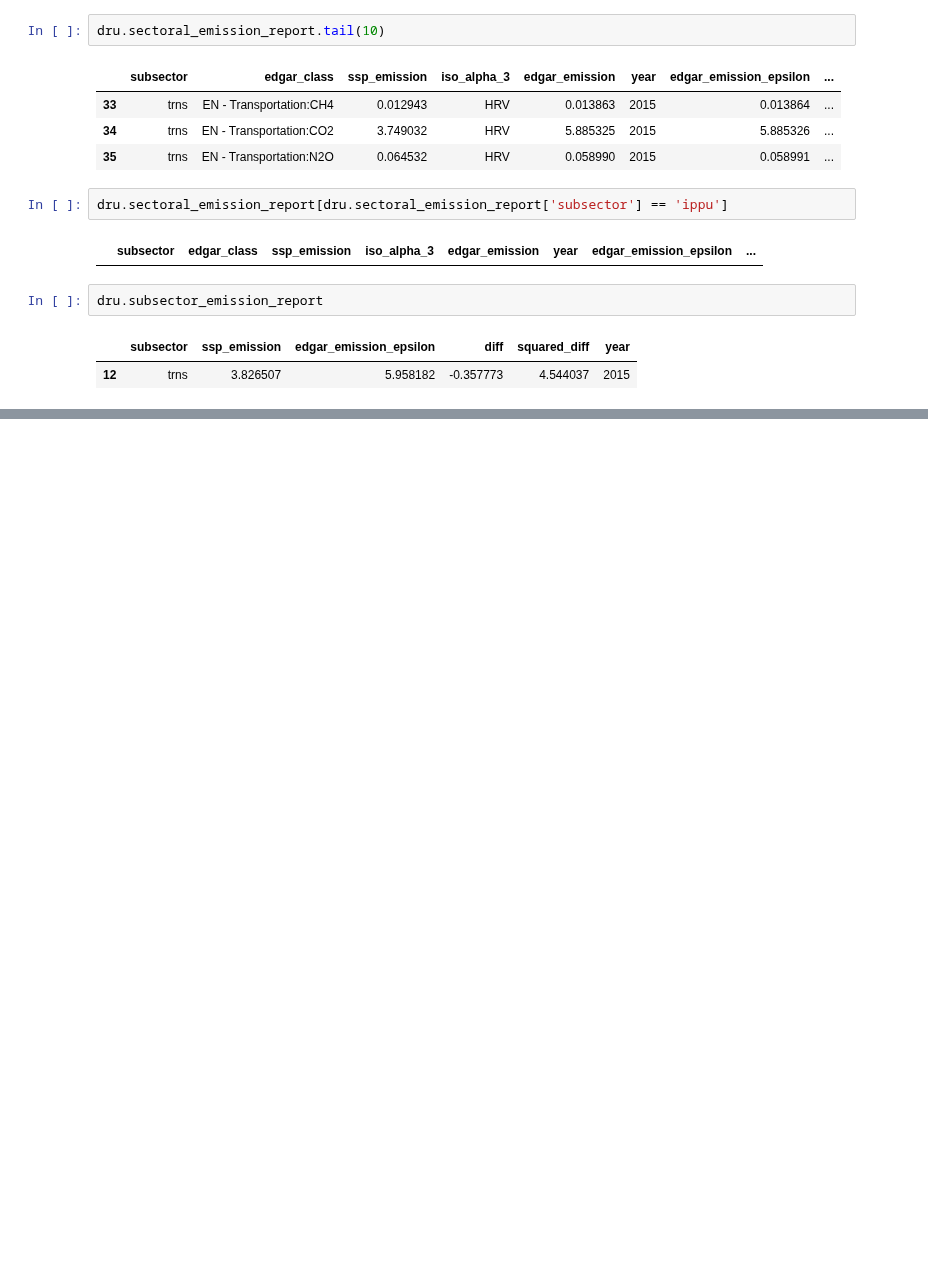
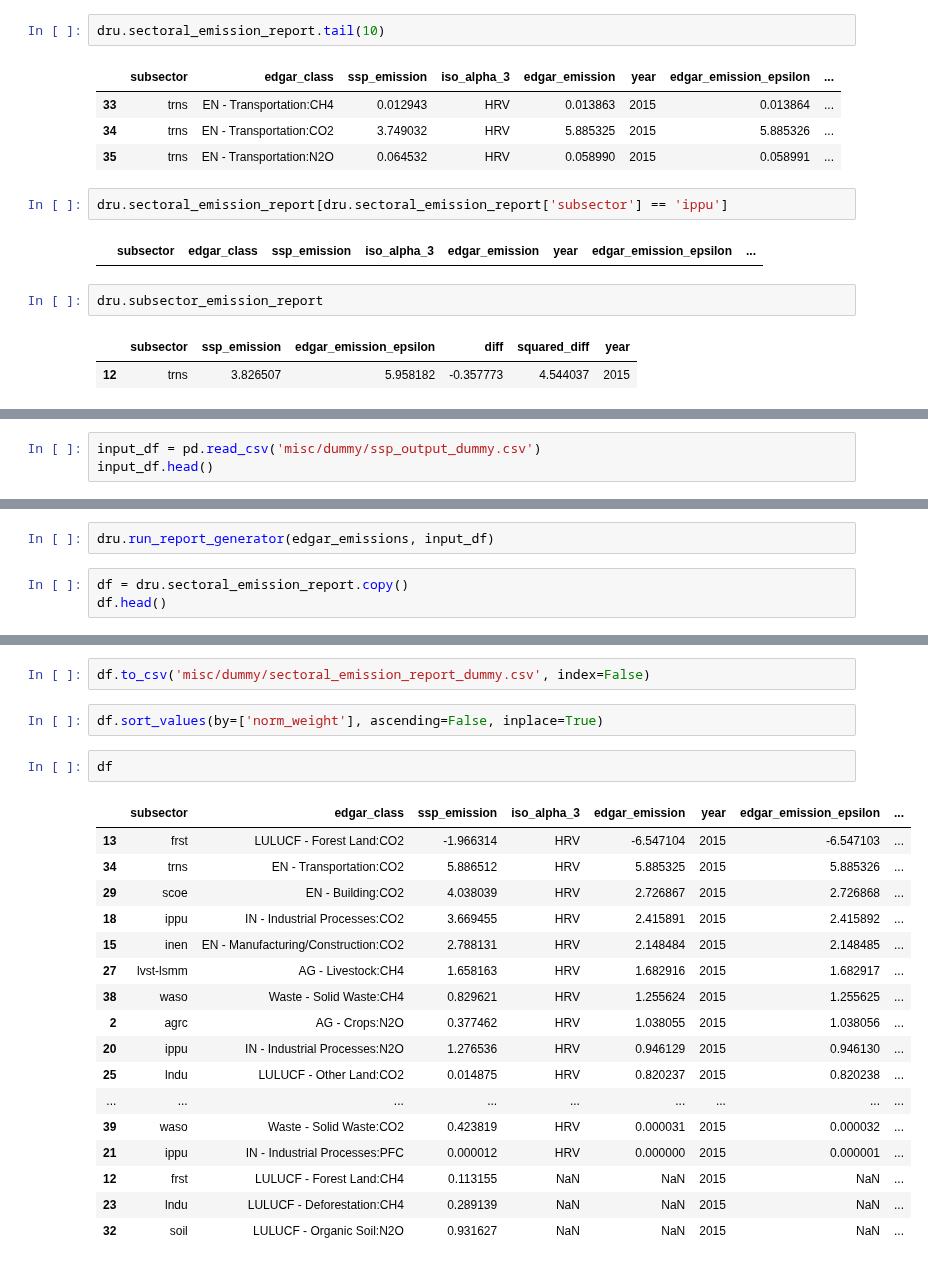
Before and after one commit to sisepuede-framework/ssp_data_calibration, a Jupyter notebook: src/eda.ipynb, the cells around one changed output, grey strips where cells are left out. Saved outputs shown, nothing was run; the diff lists cells and outputs as text; blank space fills up the shorter version.

```diff
--- a/src/eda.ipynb
+++ b/src/eda.ipynb
@@ -239,0 +239,3 @@ dru.subsector_emission_report
+# %%
+input_df = pd.read_csv('misc/dummy/ssp_output_dummy.csv')
+input_df.head()
@@ -239,0 +250,5 @@ dru.subsector_emission_report
+# %%
+dru.run_report_generator(edgar_emissions, input_df)
+# %%
+df = dru.sectoral_emission_report.copy()
+df.head()
@@ -239,0 +262,24 @@ dru.subsector_emission_report
+# %%
+df.to_csv('misc/dummy/sectoral_emission_report_dummy.csv', index=False)
+# %%
+df.sort_values(by=['norm_weight'], ascending=False, inplace=True)
+# %%
+df
+# %% [output]
+|  | subsector | edgar_class | ssp_emission | iso_alpha_3 | edgar_emission | year | edgar_emission_epsilon | ... |
+| 13 | frst | LULUCF - Forest Land:CO2 | -1.966314 | HRV | -6.547104 | 2015 | -6.547103 | ... |
+| 34 | trns | EN - Transportation:CO2 | 5.886512 | HRV | 5.885325 | 2015 | 5.885326 | ... |
+| 29 | scoe | EN - Building:CO2 | 4.038039 | HRV | 2.726867 | 2015 | 2.726868 | ... |
+| 18 | ippu | IN - Industrial Processes:CO2 | 3.669455 | HRV | 2.415891 | 2015 | 2.415892 | ... |
+| 15 | inen | EN - Manufacturing/Construction:CO2 | 2.788131 | HRV | 2.148484 | 2015 | 2.148485 | ... |
+| 27 | lvst-lsmm | AG - Livestock:CH4 | 1.658163 | HRV | 1.682916 | 2015 | 1.682917 | ... |
+| 38 | waso | Waste - Solid Waste:CH4 | 0.829621 | HRV | 1.255624 | 2015 | 1.255625 | ... |
+| 2 | agrc | AG - Crops:N2O | 0.377462 | HRV | 1.038055 | 2015 | 1.038056 | ... |
+| 20 | ippu | IN - Industrial Processes:N2O | 1.276536 | HRV | 0.946129 | 2015 | 0.946130 | ... |
+| 25 | lndu | LULUCF - Other Land:CO2 | 0.014875 | HRV | 0.820237 | 2015 | 0.820238 | ... |
+| ... | ... | ... | ... | ... | ... | ... | ... | ... |
+| 39 | waso | Waste - Solid Waste:CO2 | 0.423819 | HRV | 0.000031 | 2015 | 0.000032 | ... |
+| 21 | ippu | IN - Industrial Processes:PFC | 0.000012 | HRV | 0.000000 | 2015 | 0.000001 | ... |
+| 12 | frst | LULUCF - Forest Land:CH4 | 0.113155 | NaN | NaN | 2015 | NaN | ... |
+| 23 | lndu | LULUCF - Deforestation:CH4 | 0.289139 | NaN | NaN | 2015 | NaN | ... |
+| 32 | soil | LULUCF - Organic Soil:N2O | 0.931627 | NaN | NaN | 2015 | NaN | ... |
```
Also changed, not shown: parts of 9 cells of this notebook, 5 other files.
